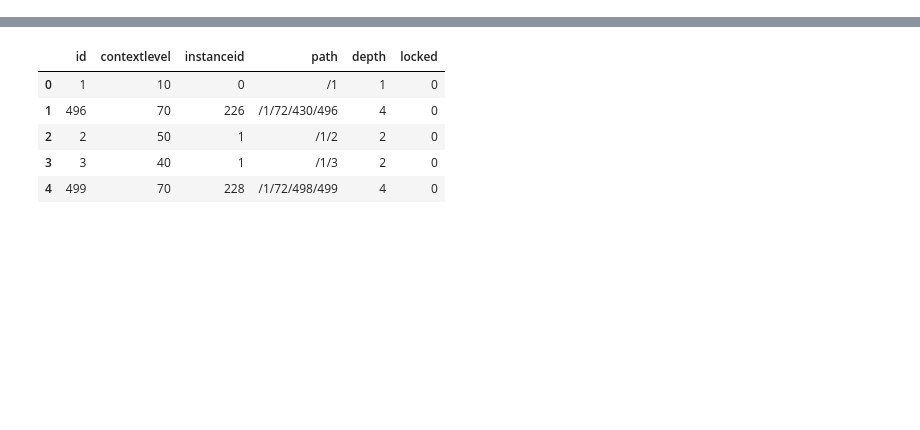
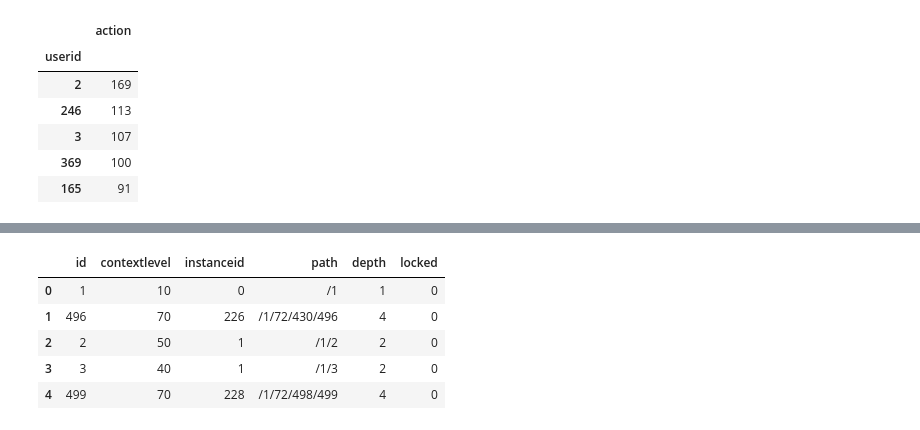
Before and after one commit to gtechzilla/moodle, a Jupyter notebook: Main.ipynb, the cells around one changed output, grey strips where cells are left out. Saved outputs shown, nothing was run; the diff lists cells and outputs as text; code cells hidden in the pictures; blank space fills up the shorter version.

```diff
--- a/Main.ipynb
+++ b/Main.ipynb
@@ -28 +127,12 @@ class DB_fetch:
+# %%
+login = data.login_count_user()
+login.head()
+# %% [output]
+|  | action |
+| userid |  |
+| 2 | 169 |
+| 246 | 113 |
+| 3 | 107 |
+| 369 | 100 |
+| 165 | 91 |
 # %%
```
Also changed, not shown: parts of 37 cells of this notebook.
